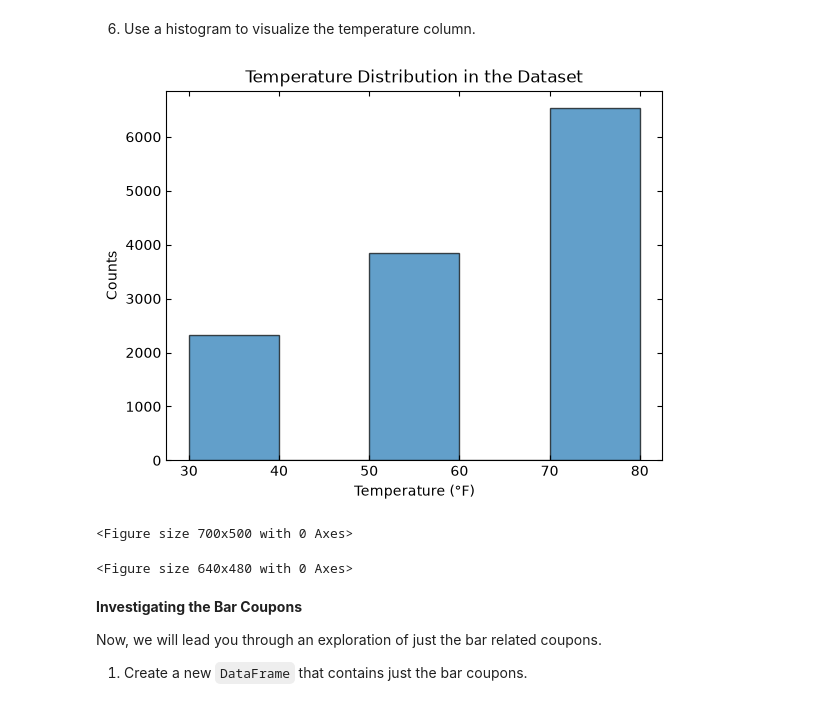
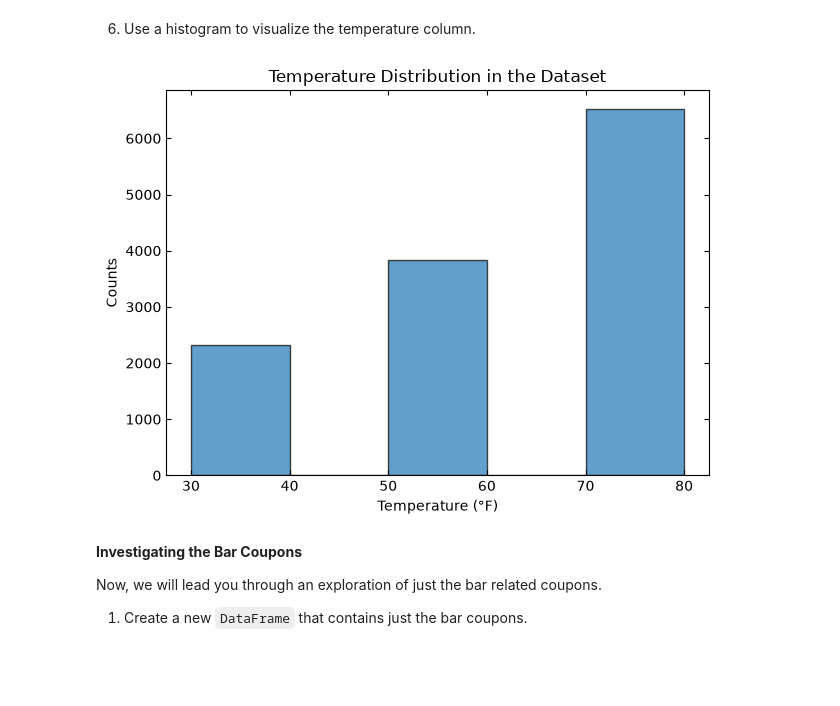
Before and after one commit to jbadger5/Assignment5.1, a Jupyter notebook: prompt.ipynb, the cells around one changed output. Drawn from its saved outputs; the diff is of its cells as text; code cells hidden in the pictures; blank space fills up the shorter version.

```diff
--- a/prompt.ipynb
+++ b/prompt.ipynb
@@ -149,19 +147,17 @@ plt.savefig('images/coupon_types.png')
 # %% [markdown]
 6. Use a histogram to visualize the temperature column.
 # %%
-plt.hist(data["temperature"], bins=[30,40,50,60,70,80],stacked=True,alpha=0.7,edgecolor='black')
-plt.title("Temperature Distribution in the Dataset")
-plt.xlabel("Temperature (\N{DEGREE SIGN}F)")
-plt.tick_params(axis='x', direction='in',top=True)
-plt.ylabel("Counts")
-plt.tick_params(axis='y', direction='in',right=True)
-plt.figure(figsize=(7, 5))
+fig,ax = plt.subplots(figsize=(7,5))
+ax.hist(data["temperature"], bins=[30,40,50,60,70,80],stacked=True,alpha=0.7,edgecolor='black')
+ax.set_title("Temperature Distribution in the Dataset")
+ax.set_xlabel("Temperature (\N{DEGREE SIGN}F)")
+ax.tick_params(axis='x', direction='in',top=True)
+ax.set_ylabel("Counts")
+ax.tick_params(axis='y', direction='in',right=True)
+fig.savefig('images/temperature_distribution.png')
 plt.show()
-plt.savefig('images/temperature_distribution.png')
 # %% [output]
-[figure, old version]
+[figure, new version]
-<Figure size 700x500 with 0 Axes>
-<Figure size 640x480 with 0 Axes>
 # %% [markdown]
 **Investigating the Bar Coupons**
 
```
Also changed, not shown: parts of 6 cells of this notebook, 4 other files.
